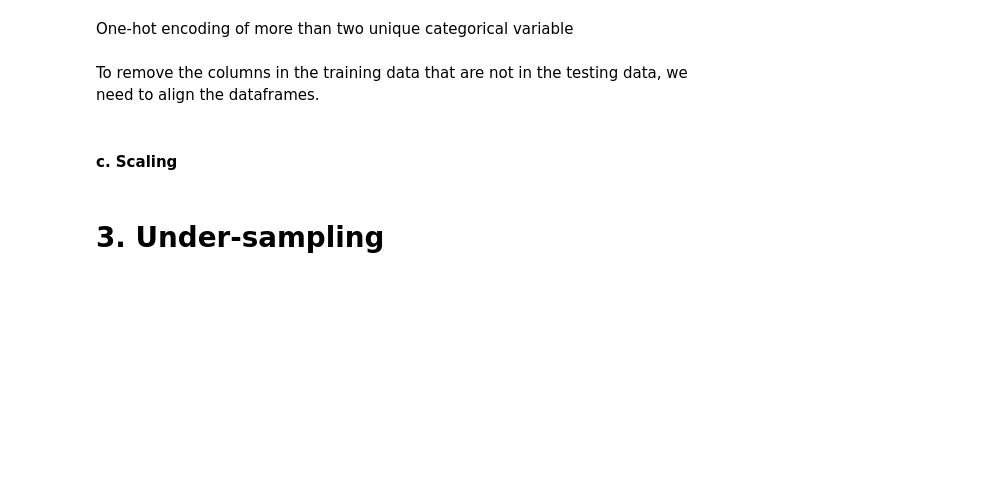
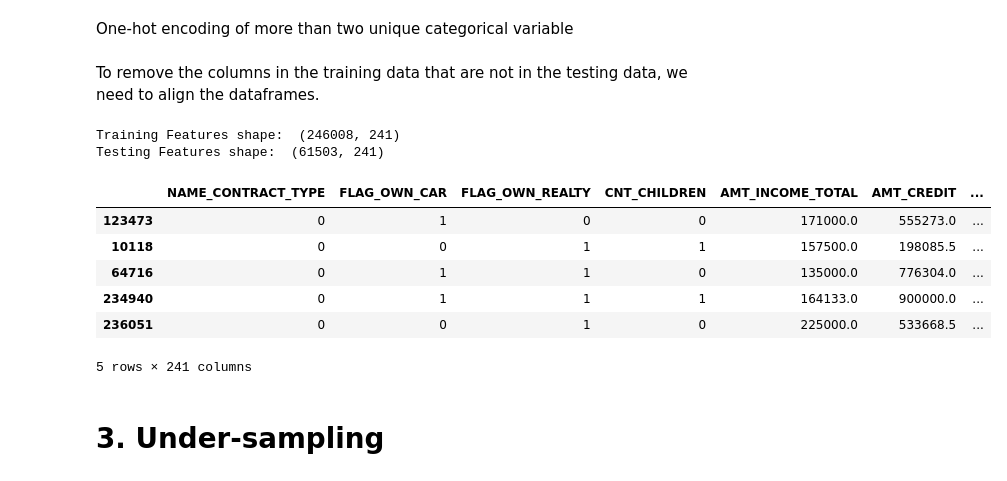
Before and after one commit to vivianchang2019/Home_Credit_Default_Risk, a Jupyter notebook: HCDR_02.ipynb, the cells around one changed output. Saved outputs shown, nothing was run; the diff lists cells and outputs as text; code cells hidden in the pictures; blank space fills up the shorter version.

```diff
--- a/HCDR_02.ipynb
+++ b/HCDR_02.ipynb
@@ -82,7 +100,9 @@ Let's fill in the anomalous values with 'np.nan', and create a new boolean colum
 # %%
 # Create an anomalous flag column
-df['DAYS_EMPLOYED_ANOM'] = df["DAYS_EMPLOYED"] == 365243
+df_train['DAYS_EMPLOYED_ANOM'] = df_train["DAYS_EMPLOYED"] == 365243
+df_test['DAYS_EMPLOYED_ANOM'] = df_test["DAYS_EMPLOYED"] == 365243
 
 # Replace the anomalous values with nan
-df['DAYS_EMPLOYED'].replace({365243: np.nan}, inplace = True)
+df_train['DAYS_EMPLOYED'].replace({365243: np.nan}, inplace = True)
+df_test['DAYS_EMPLOYED'].replace({365243: np.nan}, inplace = True)
 # %% [markdown]
@@ -152,15 +186,11 @@ df_test = pd.get_dummies(df_test)
 # %% [markdown]
 To remove the columns in the training data that are not in the testing data, we need to align the dataframes.
 # %%
-train_labels = df_train['TARGET']
-
 # Align the training and testing data, keep only columns present in both dataframes
 df_train, df_test = df_train.align(df_test, join = 'inner', axis = 1)
 
-# Add the target back in
-df_train['TARGET'] = train_labels
-
 print('Training Features shape: ', df_train.shape)
 print('Testing Features shape: ', df_test.shape)
+# %% [output]
+Training Features shape:  (246008, 241)
+Testing Features shape:  (61503, 241)
-# %% [markdown]
-#### c. Scaling
@@ -188,5 +197,13 @@ df_X_test = pd.DataFrame(X_test, columns = df_test.columns)
 # %%
-df_X_train.head()
+df_train.head()
+# %% [output]
+|  | NAME_CONTRACT_TYPE | FLAG_OWN_CAR | FLAG_OWN_REALTY | CNT_CHILDREN | AMT_INCOME_TOTAL | AMT_CREDIT | ... |
+| 123473 | 0 | 1 | 0 | 0 | 171000.0 | 555273.0 | ... |
+| 10118 | 0 | 0 | 1 | 1 | 157500.0 | 198085.5 | ... |
+| 64716 | 0 | 1 | 1 | 0 | 135000.0 | 776304.0 | ... |
+| 234940 | 0 | 1 | 1 | 1 | 164133.0 | 900000.0 | ... |
+| 236051 | 0 | 0 | 1 | 0 | 225000.0 | 533668.5 | ... |
+5 rows × 241 columns
 # %% [markdown]
 # 3. Under-sampling
 # %% [markdown]
```
Also changed, not shown: parts of 45 cells of this notebook, 2 other files.
